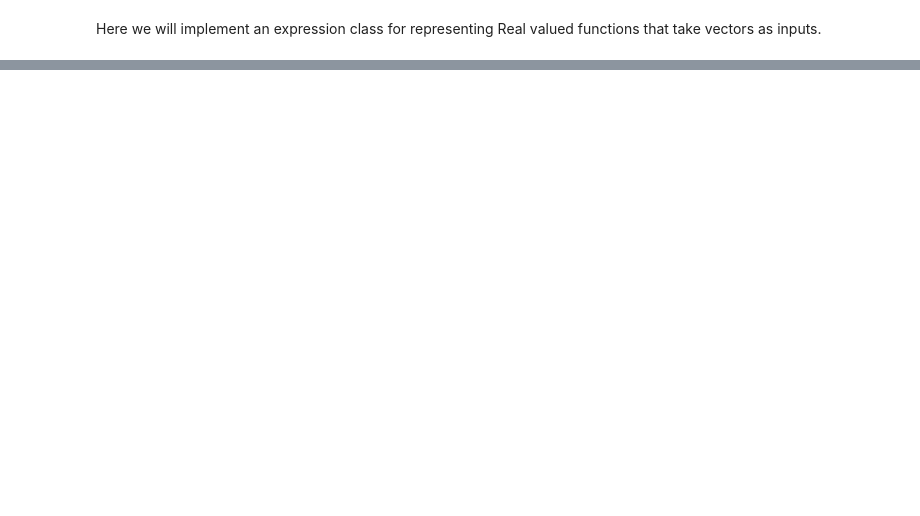
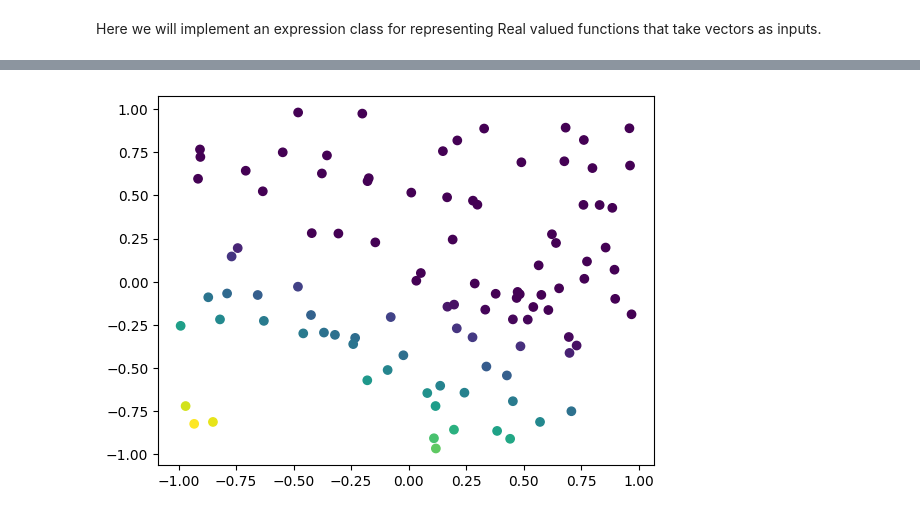
Before and after one commit to sepee/Automatic-Differentiation-Y4Project, a Jupyter notebook: Otis/vectorised_expression_differentiation.ipynb, the cells around one changed output, grey strips where cells are left out. Drawn from its saved outputs; the diff is of its cells as text; code cells hidden in the pictures; blank space fills up the shorter version.

Commit message:
functioning neural network training example

```diff
--- a/Otis/vectorised_expression_differentiation.ipynb
+++ b/Otis/vectorised_expression_differentiation.ipynb
@@ -238,4 +280,6 @@ df/dy =
 # %%
+import matplotlib.pyplot as plt
+
 # Hardcoded feedforward NN example
 # our nn architecture:
 #
@@ -244,19 +288,83 @@ df/dy =
 # x -> activation_1 -> activation_2 -> outputs
 # f(x) = s(W_23 @ s(W_12 @ s(W_01 @ inputs + b_1) + b_2) + b_3)
 
-layerSizes = [2, 3, 3, 1]
+layerSizes = [2, 2, 1]
 
-x = Var("x", np.array([1, 0.5]))
+x = Var("x", np.ones([layerSizes[0]]))
 
-W_01 = Var("W_01", np.random.normal(0, 0.001, [layerSizes[1], layerSizes[0]]))
-W_12 = Var("W_12", np.zeros([layerSizes[2],layerSizes[1]]))
-W_23 = Var("W_23", np.zeros([layerSizes[3],layerSizes[2]]))
+W_01 = Var("W_01", np.random.normal(0, 1/layerSizes[0], [layerSizes[1], layerSizes[0]]))
+W_12 = Var("W_12", np.random.normal(0, 1/layerSizes[1], [layerSizes[2], layerSizes[1]]))
+W = [W_01, W_12]
 
-b_1 = Var("b_1", np.zeros([1, layerSizes[1]]))
-b_2 = Var("b_2", np.zeros([1, layerSizes[2]]))
-b_3 = Var("b_3", np.zeros([1, layerSizes[3]]))
+b_1 = Var("b_1", np.zeros([layerSizes[1]]))
+b_2 = Var("b_2", np.zeros([layerSizes[2]]))
+b = [b_1, b_2]
 
-f = Sigmoid(VAdd(MVMult(W_01, x), b_1))
+variables = W + b # list of all variable objects, needed for resetting their partials for repeated evaluation
 
-print(f.eval())
+y_desired = Var("y", np.array([0]))
+output = Sigmoid(ReLU(Add(MVMult(W_12, ReLU(Add(MVMult(W_01, x), b_1))), b_2)))
+cost = Sum(PowInt(Sub(output, y_desired), 2))
+
+print(output)
+print(cost)
+
+print(output.eval())
+
+#generate synthetic data
+n_train = 100
+x_train = [np.random.uniform(-1,1,x.value.shape) for n in range(n_train)]
+y_train = [np.array([(np.sign(x_train[n][0]) + 1) / 2]) for n in range(n_train)]
+
+def showResult():
+    outputs = []
+
+    for x_t in x_train:
+        x.value = x_t
+        outputs.append(output.eval())
+
+    print(outputs)
+
+    plt.scatter([x_t[0] for x_t in x_train], [x_t[1] for x_t in x_train], c=outputs)
+    plt.show()
+    plt.scatter([x_t[0] for x_t in x_train], [x_t[1] for x_t in x_train], c=y_train)
+    plt.show()
+
+showResult()
+
+costs = []
+
+def trainBatchSGD(x_batch, y_batch, rate):
+    batchSize = len(x_batch)
+    totalGrads = [np.zeros(v.value.shape) for v in variables]
+    avgCost = 0
+    for i in range(batchSize):
+        # set x, y values for cost evaluation and derivation
+        x.value = x_batch[i]
+        y_desired.value = y_batch[i]
+
+        avgCost += cost.eval()/batchSize
+        #print(y_desired.value, output.value, cost.value)
+
+        # reset partial derivatives of each node
+        cost.reset_partial()
+
+        cost.partial = np.ones(cost.value.shape)
+        cost.derive()
+
+        for j in range(len(totalGrads)):
+            #print(variables[j].name, variables[j].partial)
+            totalGrads[j] += variables[j].partial #/ np.linalg.norm(variables[j].partial)
+
+    # update parameters based on average grad * learning rate
+    for j in range(len(totalGrads)):
+        variables[j].value -= totalGrads[j] * rate / batchSize
+    costs.append(avgCost)
+
+for epoch in range(2000):
+    trainBatchSGD(x_train, y_train, 0.1)
+
+plt.plot(costs)
+plt.show()
+showResult()
 # %% [output]
@@ -263,0 +375 @@ print(f.eval())
+[figure, added]
```
Also changed, not shown: parts of 5 cells of this notebook, 1 other file.
